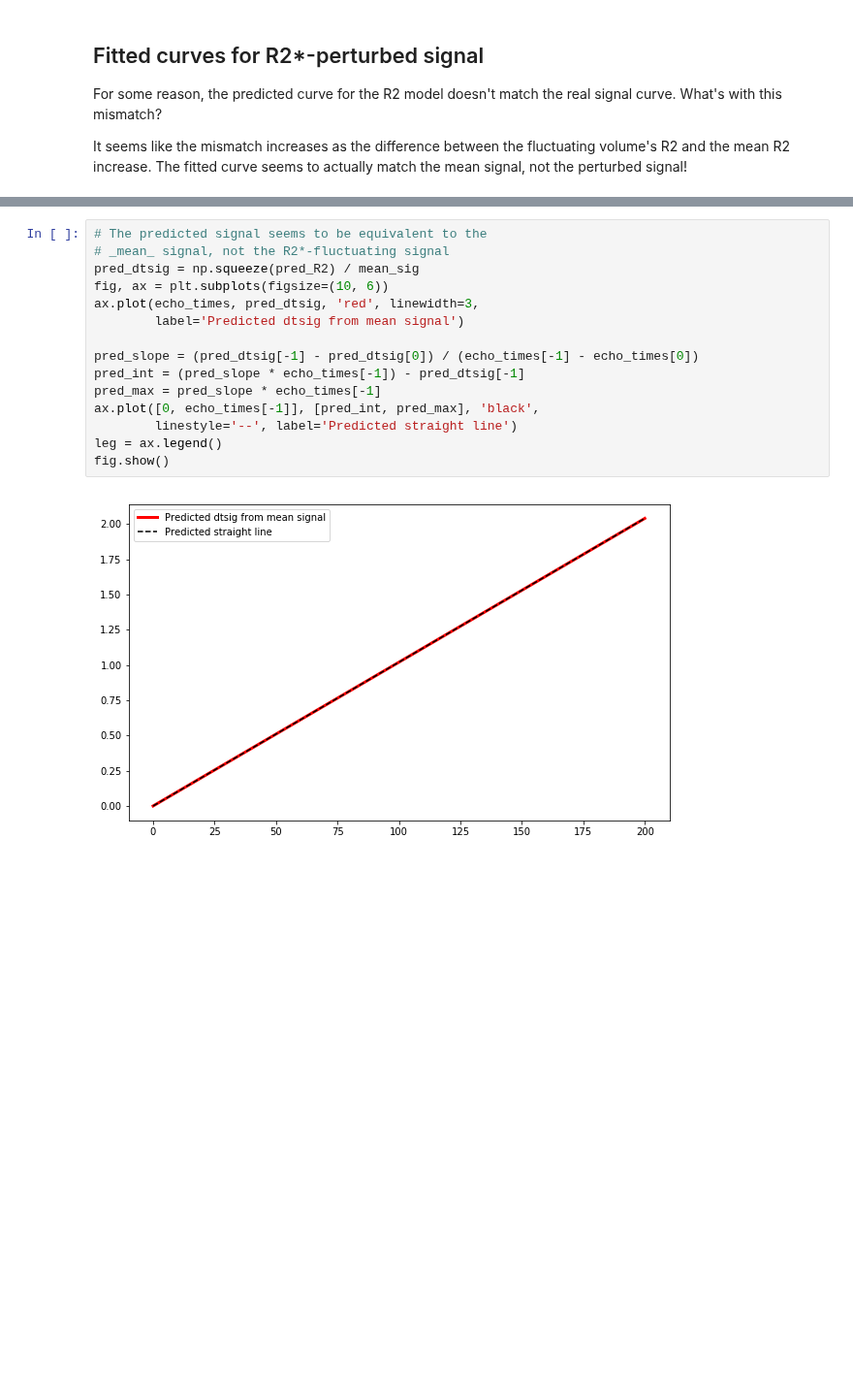
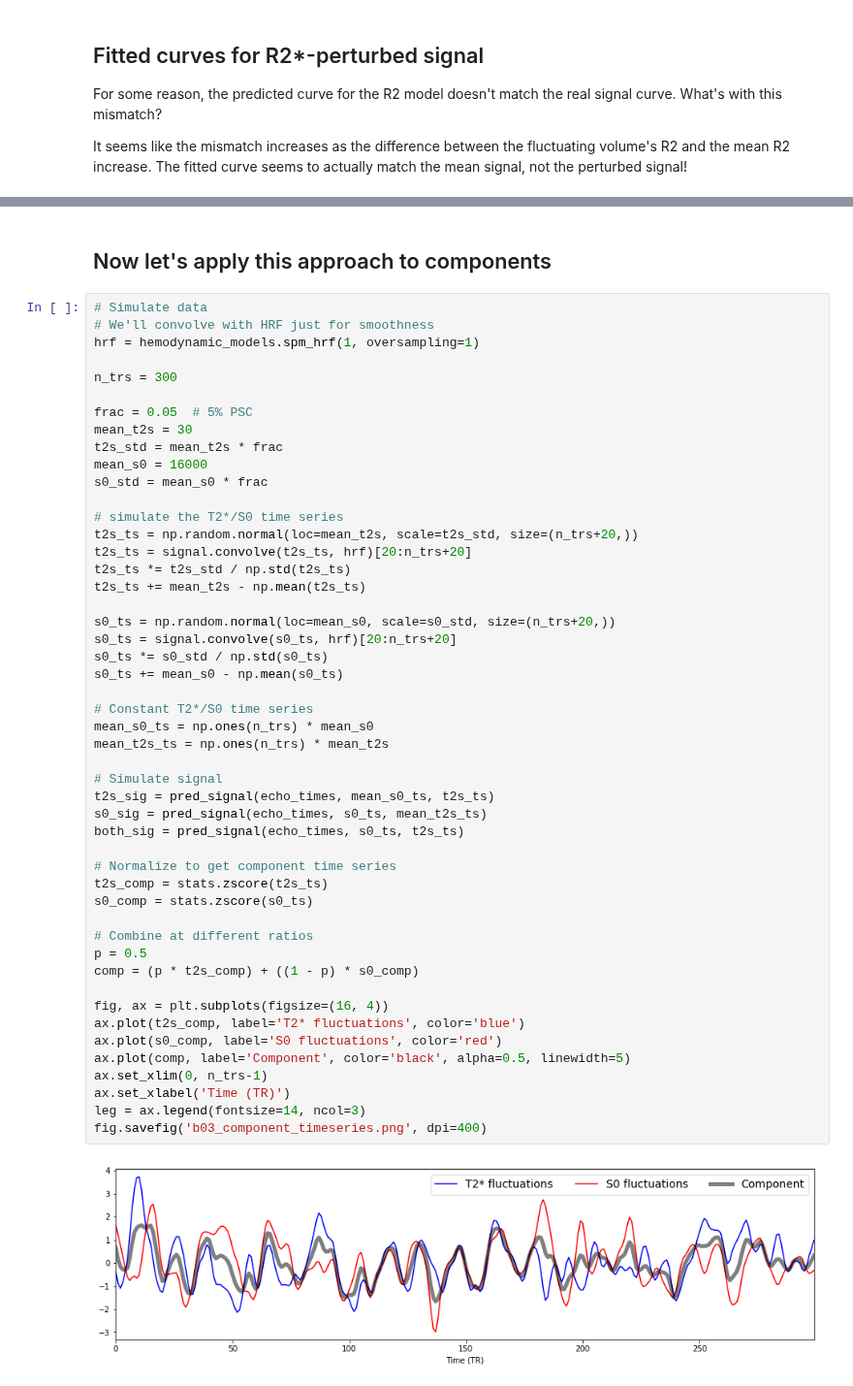
Before and after one commit to ME-ICA/tedana, a Jupyter notebook: docs/_static/tedana_plot_decay.ipynb, the cells around one changed output, grey strips where cells are left out. Shown at 97% size. Drawn from its saved outputs; the diff is of its cells as text; blank space fills up the shorter version.

```diff
--- a/docs/_static/tedana_plot_decay.ipynb
+++ b/docs/_static/tedana_plot_decay.ipynb
@@ -283,17 +343,53 @@ print(coeffs_R2)
-# %%
-# The predicted signal seems to be equivalent to the
-# _mean_ signal, not the R2*-fluctuating signal
-pred_dtsig = np.squeeze(pred_R2) / mean_sig
-fig, ax = plt.subplots(figsize=(10, 6))
-ax.plot(echo_times, pred_dtsig, 'red', linewidth=3,
-        label='Predicted dtsig from mean signal')
-
-pred_slope = (pred_dtsig[-1] - pred_dtsig[0]) / (echo_times[-1] - echo_times[0])
-pred_int = (pred_slope * echo_times[-1]) - pred_dtsig[-1]
-pred_max = pred_slope * echo_times[-1]
-ax.plot([0, echo_times[-1]], [pred_int, pred_max], 'black',
-        linestyle='--', label='Predicted straight line')
-leg = ax.legend()
-fig.show()
-# %% [output]
-[figure, removed]
+# %% [markdown]
+## Now let's apply this approach to components
+# %%
+# Simulate data
+# We'll convolve with HRF just for smoothness
+hrf = hemodynamic_models.spm_hrf(1, oversampling=1)
+
+n_trs = 300
+
+frac = 0.05  # 5% PSC
+mean_t2s = 30
+t2s_std = mean_t2s * frac
+mean_s0 = 16000
+s0_std = mean_s0 * frac
+
+# simulate the T2*/S0 time series
+t2s_ts = np.random.normal(loc=mean_t2s, scale=t2s_std, size=(n_trs+20,))
+t2s_ts = signal.convolve(t2s_ts, hrf)[20:n_trs+20]
+t2s_ts *= t2s_std / np.std(t2s_ts)
+t2s_ts += mean_t2s - np.mean(t2s_ts)
+
+s0_ts = np.random.normal(loc=mean_s0, scale=s0_std, size=(n_trs+20,))
+s0_ts = signal.convolve(s0_ts, hrf)[20:n_trs+20]
+s0_ts *= s0_std / np.std(s0_ts)
+s0_ts += mean_s0 - np.mean(s0_ts)
+
+# Constant T2*/S0 time series
+mean_s0_ts = np.ones(n_trs) * mean_s0
+mean_t2s_ts = np.ones(n_trs) * mean_t2s
+
+# Simulate signal
+t2s_sig = pred_signal(echo_times, mean_s0_ts, t2s_ts)
+s0_sig = pred_signal(echo_times, s0_ts, mean_t2s_ts)
+both_sig = pred_signal(echo_times, s0_ts, t2s_ts)
+
+# Normalize to get component time series
+t2s_comp = stats.zscore(t2s_ts)
+s0_comp = stats.zscore(s0_ts)
+
+# Combine at different ratios
+p = 0.5
+comp = (p * t2s_comp) + ((1 - p) * s0_comp)
+
+fig, ax = plt.subplots(figsize=(16, 4))
+ax.plot(t2s_comp, label='T2* fluctuations', color='blue')
+ax.plot(s0_comp, label='S0 fluctuations', color='red')
+ax.plot(comp, label='Component', color='black', alpha=0.5, linewidth=5)
+ax.set_xlim(0, n_trs-1)
+ax.set_xlabel('Time (TR)')
+leg = ax.legend(fontsize=14, ncol=3)
+fig.savefig('b03_component_timeseries.png', dpi=400)
+# %% [output]
+[figure, added]
```
Also changed, not shown: parts of 11 cells of this notebook, 44 other files.
